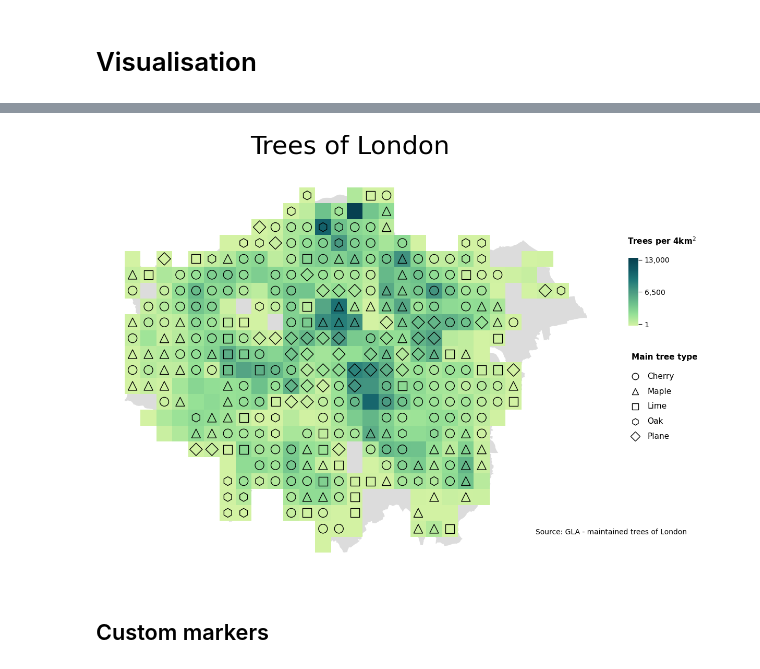
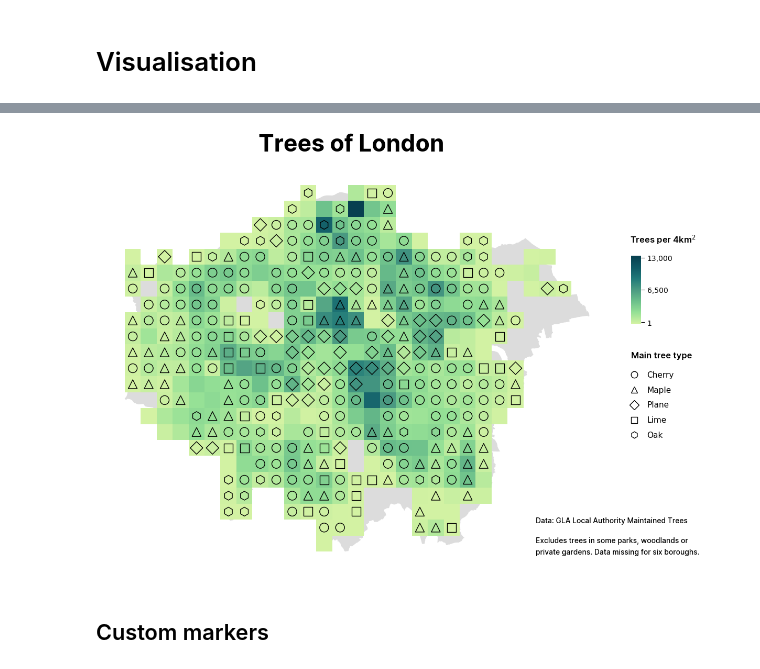
Before and after one commit to Lisa-Ho/small-data-projects, a Jupyter notebook: 2023/2306-trees-london/trees-london.ipynb, the cells around one changed output, grey strips where cells are left out. Saved outputs shown, nothing was run; the diff lists cells and outputs as text; code cells hidden in the pictures.

```diff
--- a/2023/2306-trees-london/trees-london.ipynb
+++ b/2023/2306-trees-london/trees-london.ipynb
@@ -23,6 +23,14 @@ config_file =  os.path.join(root, "config.cfg")
 config = configparser.ConfigParser()
 config.read(config_file)
 gdata_root = config["geodata"]["path"]
+# %%
+#fonts
+from matplotlib import font_manager
+
+#font_manager.findSystemFonts(fontpaths=None, fontext='ttf')
+title_font = font_manager.FontProperties(fname='C:\\WINDOWS\\Fonts\\Inter-Bold.otf')
+subtitle_font = font_manager.FontProperties(fname='C:\\WINDOWS\\Fonts\\Inter-SemiBold.otf')
+label_font = font_manager.FontProperties(fname='C:\\WINDOWS\\Fonts\\Inter-Medium.otf')
 # %% [markdown]
 # Get data
 # %% [markdown]
@@ -152,41 +170,44 @@ ax.axis("off")
 # ===
 ## Legend for colormap
 lgd1 = fig.add_axes([0.91, 0.58, 0.015, 0.13]) #axes to hold colorbar
 cmappable = ScalarMappable(norm=Normalize(0,1), cmap=cmap)
 cb = plt.colorbar(cmappable, cax=lgd1, anchor=(1,1.2), orientation='vertical', drawedges=False, ticks=[0.02,0.5, 0.97])
 _max = math.ceil(grid[values].max() / 1000.0) * 1000
 cb.set_ticklabels(["1", "{:,}".format(int(_max/2)), "{:,}".format(_max)])
 cb.outline.set_visible(False)
 lgd1.tick_params(size=5)
-lgd1.text(-0.1, 1.2, r"Trees per 4km$^2$", ha="left", size=11, fontweight="bold")
+lgd1.text(-0.1, 1.2, r"Trees per 4km$^2$", ha="left", fontproperties=subtitle_font, size=12)
 
 ## Legend for shapes
-lgd2 = fig.add_axes([0.9, 0.35, 0.15, 0.15])
+lgd2 = fig.add_axes([0.895, 0.35, 0.15, 0.15])
 kw = dict(color="None" , markerfacecolor="None", markeredgecolor="black", markersize=9, alpha=1,)
 legend_elements2 = [Line2D([0], [0], marker='o' , label="Cherry", **kw),
                   Line2D([0], [0], marker="^" , label="Maple", **kw),
+                  Line2D([0], [0], marker='D' , label="Plane",**kw),
                   Line2D([0], [0], marker='s' , label="Lime", **kw),
                   Line2D([0], [0], marker='h' , label="Oak",  **kw),
-                  Line2D([0], [0], marker='D' , label="Plane",**kw),]
+                  ]
 L = lgd2.legend(frameon=False, handles=legend_elements2, loc='center left', ncol=1, handletextpad=0.7, labelspacing=1)
 plt.setp(L.texts,  va="baseline",color="black", size=11, )
 lgd2.axis('off')
-lgd2.text(0.1, 1.1, r"Main tree type", ha="left", size=11, fontweight="bold" )
+lgd2.text(0.1, 1.1, r"Main tree type", ha="left", fontproperties=subtitle_font, size=12 )
 
 # ===
 #title
-plt.figtext(0.5, 0.91 , "Trees of London",  fontsize=35,  ha="center",
+plt.figtext(0.5, 0.91 , "Trees of London", fontproperties=title_font, fontsize=32,  ha="center", color="black")
+plt.figtext(0.77, 0.2 , "Data: GLA Local Authority Maintained Trees", fontproperties=label_font, fontsize=10,  ha="left",
            color="black")
-plt.figtext(1, 0.18 , "Source: GLA - maintained trees of London ",  fontsize=10,  ha="right",
-           color="black")
+plt.figtext(0.77, 0.14, "Excludes trees in some parks, woodlands or\nprivate gardens. Data missing for six boroughs.", fontproperties=label_font, fontsize=10,  ha="left",
+            color="black", linespacing=1.7)
+
 
 #export
 plt.savefig("london-trees-4sqkm-type.png", bbox_inches='tight', dpi=300, pad_inches=0.45, facecolor=bg_color)
 plt.savefig("london-trees-4sqkm-type.svg", bbox_inches='tight', dpi=300, pad_inches=0, transparent=True)
 
 plt.show()
 # %% [output]
-[figure, old version]
+[figure, new version]
 # %% [markdown]
 ## Custom markers
 # %%
```
Also changed, not shown: parts of 1 cell of this notebook.
